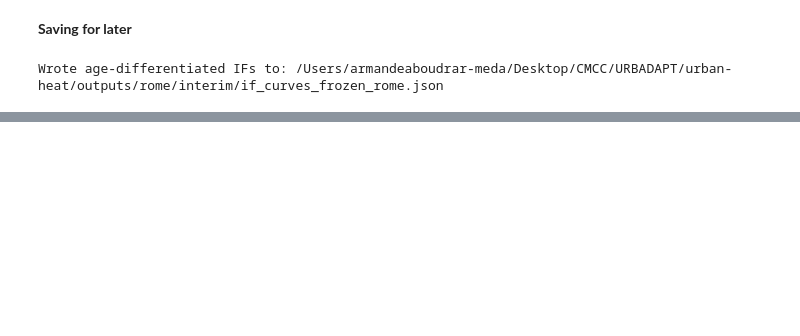
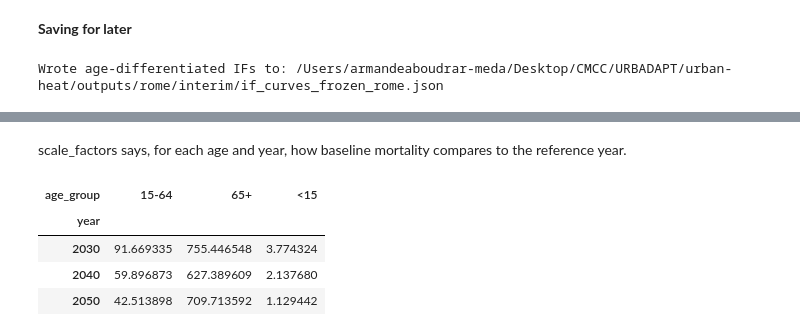
Before and after one commit to URBADAPT/URBADAPT-HEAT, a Jupyter notebook: urban-heat/notebooks/city_agnostic/sensitivity/Rome/04_impact_functions_drive_generic_sensitivity_rome.ipynb, the cells around one changed output, grey strips where cells are left out. Cells and saved outputs as stored; diff of their text form; code cells hidden in the pictures; blank space fills up the shorter version.

```diff
--- a/urban-heat/notebooks/city_agnostic/sensitivity/Rome/04_impact_functions_drive_generic_sensitivity_rome.ipynb
+++ b/urban-heat/notebooks/city_agnostic/sensitivity/Rome/04_impact_functions_drive_generic_sensitivity_rome.ipynb
@@ -544,0 +603,24 @@ Wrote age-differentiated IFs to: /Users/armandeaboudrar-meda/Desktop/CMCC/URBADA
+# %% [markdown]
+scale_factors says, for each age and year, how baseline mortality compares to the reference year.
+# %%
+def apply_baseline_scaling(heat_df, scale_factors, use_scaling=True):
+    if not use_scaling:
+        return heat_df.copy()
+
+    out = heat_df.copy()
+    ages = ["<15", "15-64", "65+"]
+
+    for y in out.index:
+        if y in scale_factors.index:
+            for a in ages:
+                out.loc[y, a] *= scale_factors.loc[y, a]
+    return out
+
+heat_scaled = apply_baseline_scaling(annual_by_age, scale_factors)
+display(heat_scaled)
+# %% [output]
+| age_group | 15-64 | 65+ | <15 |
+| year |  |  |  |
+| 2030 | 91.669335 | 755.446548 | 3.774324 |
+| 2040 | 59.896873 | 627.389609 | 2.137680 |
+| 2050 | 42.513898 | 709.713592 | 1.129442 |
```
Also changed, not shown: parts of 22 cells of this notebook, 10 other files.
